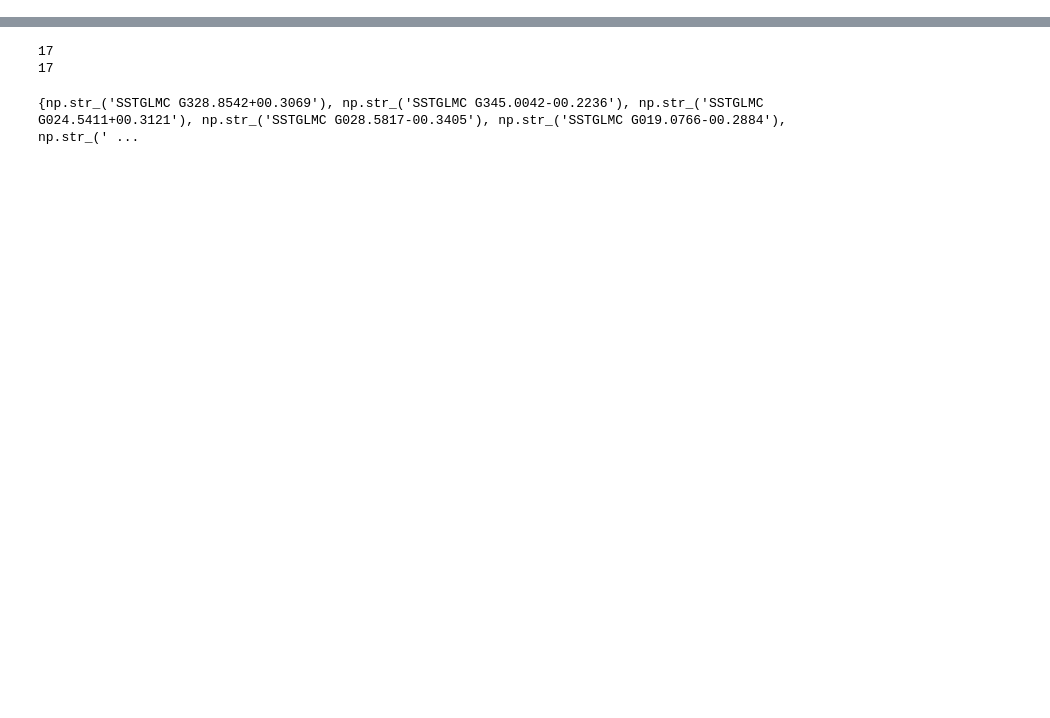
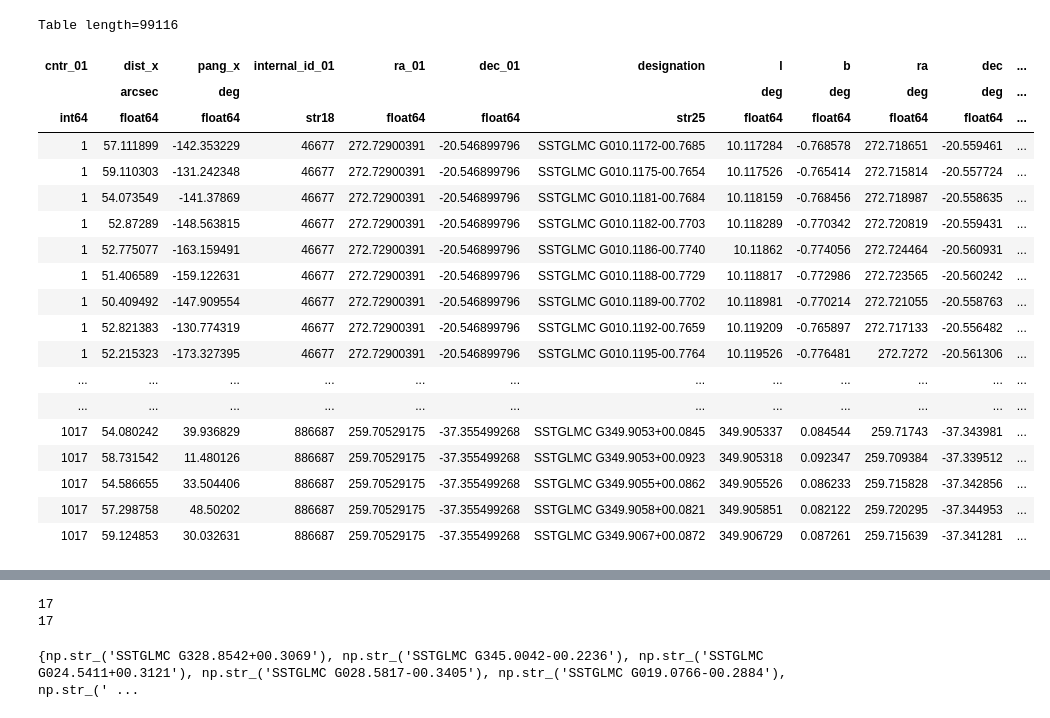
Before and after one commit to Ajuradoi1/ALMAGAL_IR, a Jupyter notebook: JAE/Spitzer_ALMA_cat.ipynb, the cells around one changed output, grey strips where cells are left out. Drawn from its saved outputs; the diff is of its cells as text; code cells hidden in the pictures; blank space fills up the shorter version.

```diff
--- a/JAE/Spitzer_ALMA_cat.ipynb
+++ b/JAE/Spitzer_ALMA_cat.ipynb
@@ -76,0 +150,23 @@ spitzer_sources.write(
+# %%
+spitzer_sources
+# %% [output]
+Table length=99116
+| cntr_01 | dist_x | pang_x | internal_id_01 | ra_01 | dec_01 | designation | l | b | ra | dec | ... |
+|  | arcsec | deg |  |  |  |  | deg | deg | deg | deg | ... |
+| int64 | float64 | float64 | str18 | float64 | float64 | str25 | float64 | float64 | float64 | float64 | ... |
+| 1 | 57.111899 | -142.353229 | 46677 | 272.72900391 | -20.546899796 | SSTGLMC G010.1172-00.7685 | 10.117284 | -0.768578 | 272.718651 | -20.559461 | ... |
+| 1 | 59.110303 | -131.242348 | 46677 | 272.72900391 | -20.546899796 | SSTGLMC G010.1175-00.7654 | 10.117526 | -0.765414 | 272.715814 | -20.557724 | ... |
+| 1 | 54.073549 | -141.37869 | 46677 | 272.72900391 | -20.546899796 | SSTGLMC G010.1181-00.7684 | 10.118159 | -0.768456 | 272.718987 | -20.558635 | ... |
+| 1 | 52.87289 | -148.563815 | 46677 | 272.72900391 | -20.546899796 | SSTGLMC G010.1182-00.7703 | 10.118289 | -0.770342 | 272.720819 | -20.559431 | ... |
+| 1 | 52.775077 | -163.159491 | 46677 | 272.72900391 | -20.546899796 | SSTGLMC G010.1186-00.7740 | 10.11862 | -0.774056 | 272.724464 | -20.560931 | ... |
+| 1 | 51.406589 | -159.122631 | 46677 | 272.72900391 | -20.546899796 | SSTGLMC G010.1188-00.7729 | 10.118817 | -0.772986 | 272.723565 | -20.560242 | ... |
+| 1 | 50.409492 | -147.909554 | 46677 | 272.72900391 | -20.546899796 | SSTGLMC G010.1189-00.7702 | 10.118981 | -0.770214 | 272.721055 | -20.558763 | ... |
+| 1 | 52.821383 | -130.774319 | 46677 | 272.72900391 | -20.546899796 | SSTGLMC G010.1192-00.7659 | 10.119209 | -0.765897 | 272.717133 | -20.556482 | ... |
+| 1 | 52.215323 | -173.327395 | 46677 | 272.72900391 | -20.546899796 | SSTGLMC G010.1195-00.7764 | 10.119526 | -0.776481 | 272.7272 | -20.561306 | ... |
+| ... | ... | ... | ... | ... | ... | ... | ... | ... | ... | ... | ... |
+| ... | ... | ... | ... | ... | ... | ... | ... | ... | ... | ... | ... |
+| 1017 | 54.080242 | 39.936829 | 886687 | 259.70529175 | -37.355499268 | SSTGLMC G349.9053+00.0845 | 349.905337 | 0.084544 | 259.71743 | -37.343981 | ... |
+| 1017 | 58.731542 | 11.480126 | 886687 | 259.70529175 | -37.355499268 | SSTGLMC G349.9053+00.0923 | 349.905318 | 0.092347 | 259.709384 | -37.339512 | ... |
+| 1017 | 54.586655 | 33.504406 | 886687 | 259.70529175 | -37.355499268 | SSTGLMC G349.9055+00.0862 | 349.905526 | 0.086233 | 259.715828 | -37.342856 | ... |
+| 1017 | 57.298758 | 48.50202 | 886687 | 259.70529175 | -37.355499268 | SSTGLMC G349.9058+00.0821 | 349.905851 | 0.082122 | 259.720295 | -37.344953 | ... |
+| 1017 | 59.124853 | 30.032631 | 886687 | 259.70529175 | -37.355499268 | SSTGLMC G349.9067+00.0872 | 349.906729 | 0.087261 | 259.715639 | -37.341281 | ... |
```
Also changed, not shown: parts of 17 cells of this notebook.
